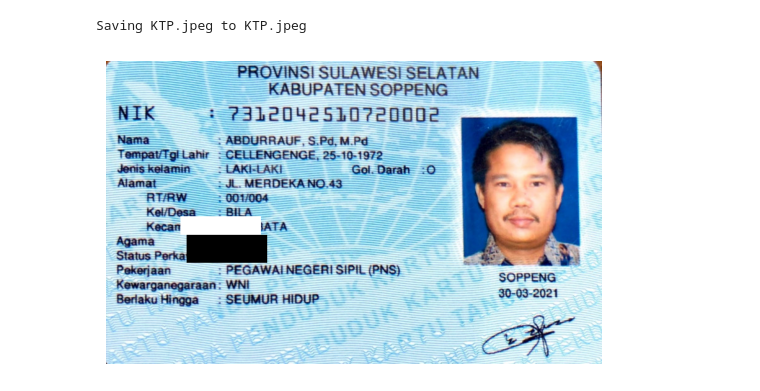
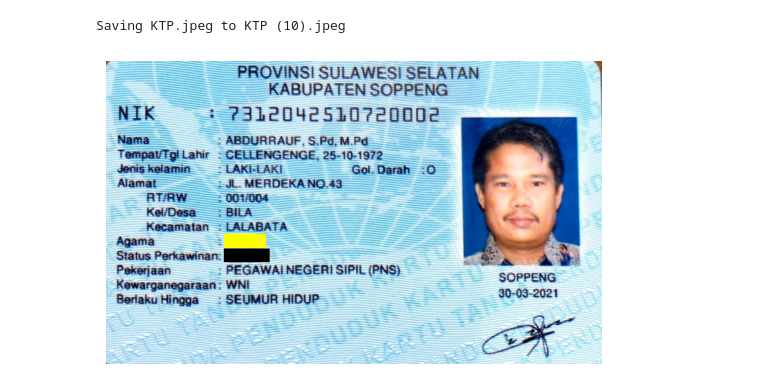
Before and after one commit to abiyasa05/PCVK_Kelompok-5, a Jupyter notebook: Week1.ipynb, the cells around one changed output. Drawn from its saved outputs; the diff is of its cells as text; code cells hidden in the pictures.

```diff
--- a/Week1.ipynb
+++ b/Week1.ipynb
@@ -3,33 +3,33 @@
 # %%
 from google.colab import files
 import cv2
 import matplotlib.pyplot as plt
 import numpy as np
 
 # Unggah gambar KTP/SIM
 uploaded = files.upload()
 
 # Baca gambar menggunakan OpenCV
 for filename, content in uploaded.items():
     image = cv2.imdecode(np.frombuffer(content, np.uint8), -1)
 
-     # Tentukan koordinat dan ukuran kotak pertama untuk menutup agama
-    x1, y1, x2, y2 = 120, 250, 250, 280  # Ganti dengan koordinat yang sesuai
-    color1 = (255, 255, 255)  # Warna putih
+    # Tentukan koordinat dan ukuran kotak pertama untuk menutup agama
+    x1, y1, x2, y2 = 190, 278, 258, 301  # Ganti dengan koordinat yang sesuai
+    color1 = (0, 255, 255)  # Warna kuning
 
     # Tentukan koordinat dan ukuran kotak kedua untuk menutup status kawin
-    x3, y3, x4, y4 = 130, 280, 260, 325  # Ganti dengan koordinat yang sesuai
+    x3, y3, x4, y4 = 190, 302, 264, 324  # Ganti dengan koordinat yang sesuai
     color2 = (0, 0, 0)  # Warna hitam
 
     # Salin area yang akan ditutup menggunakan dua kotak warna yang berbeda
     image[y1:y2, x1:x2] = color1
     image[y3:y4, x3:x4] = color2
 
     # Tampilkan gambar yang telah dimodifikasi
     plt.imshow(cv2.cvtColor(image, cv2.COLOR_BGR2RGB))
     plt.axis('off')
     plt.show()
 # %% [output]
 [interactive output not drawn]
-Saving KTP.jpeg to KTP.jpeg
+Saving KTP.jpeg to KTP (10).jpeg
-[figure, old version]
+[figure, new version]
```
